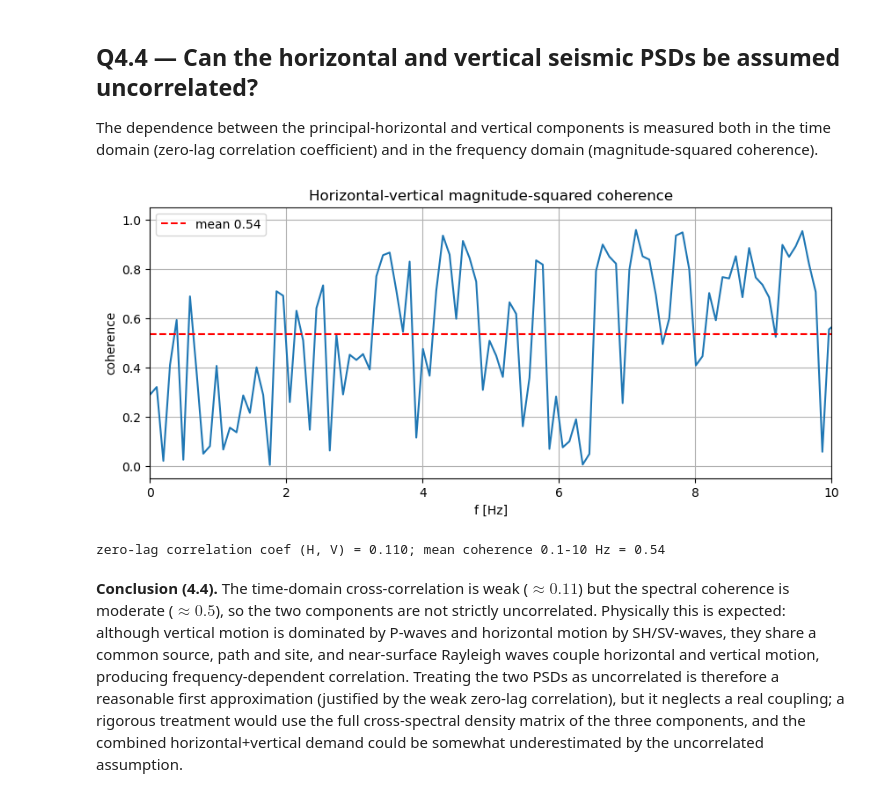
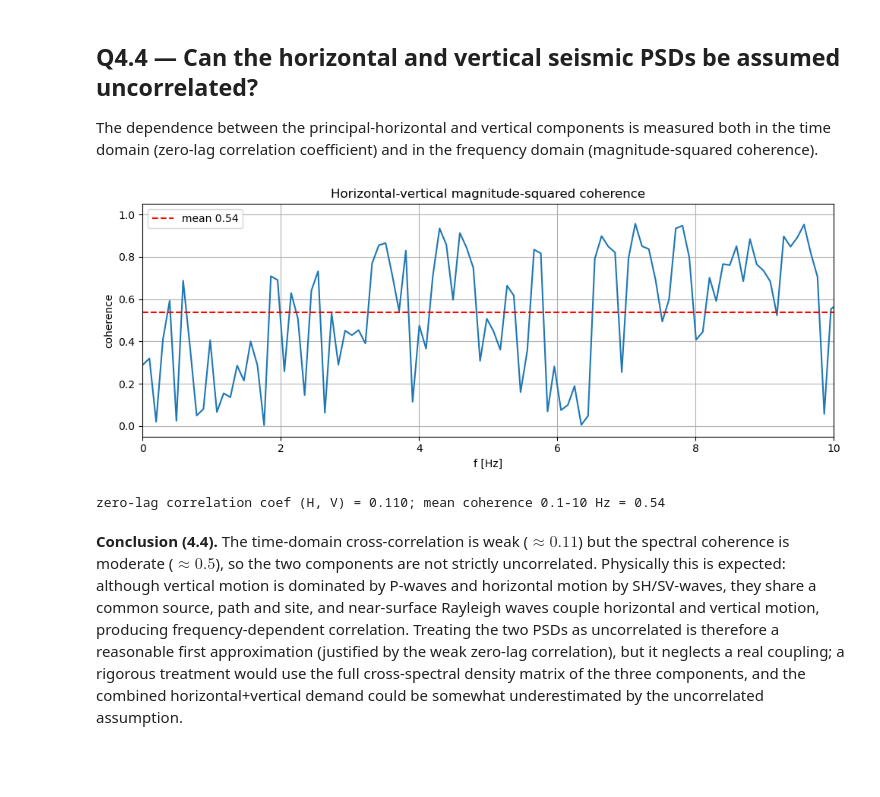
Before and after one commit to josems06-crypto/CIEM5220_Earthquakes, a Jupyter notebook: EQPA_Q4_random_vibrations.ipynb, the cells around one changed output. Drawn from its saved outputs; the diff is of its cells as text; code cells hidden in the pictures; blank space fills up the shorter version.

```diff
--- a/EQPA_Q4_random_vibrations.ipynb
+++ b/EQPA_Q4_random_vibrations.ipynb
@@ -24,10 +24,13 @@ from scipy.fft import rfft, rfftfreq
 from scipy.linalg import eigh
 from scipy.optimize import brentq
 from scipy.stats import norm
+from pathlib import Path
 
 plt.rcParams['figure.figsize'] = (10, 4)
 plt.rcParams['axes.grid'] = True
 g = 9.81
+images = Path('images')
+images.mkdir(exist_ok=True)
 
 # Group parameter digits A..G
 A, B, C, D, E, F, G = 6, 6, 1, 1, 2, 5, 7
@@ -495,17 +507,20 @@ coherence).
 # %%
 rho_hv = np.corrcoef(prin, vert - vert.mean())[0, 1]
 f_coh, coh = coherence(prin, vert - vert.mean(), fs=fs, nperseg=2048)
 band = (f_coh > 0.1) & (f_coh < 10)
 
-plt.figure()
-plt.plot(f_coh, coh)
-plt.axhline(coh[band].mean(), color='r', ls='--', label=f'mean {coh[band].mean():.2f}')
-plt.title('Horizontal-vertical magnitude-squared coherence')
-plt.xlabel('f [Hz]'); plt.ylabel('coherence'); plt.xlim(0, 10); plt.legend(); plt.show()
+fig, ax = plt.subplots(figsize=(10, 4))
+ax.plot(f_coh, coh)
+ax.axhline(coh[band].mean(), color='r', ls='--', label=f'mean {coh[band].mean():.2f}')
+ax.set_title('Horizontal-vertical magnitude-squared coherence')
+ax.set_xlabel('f [Hz]'); ax.set_ylabel('coherence'); ax.set_xlim(0, 10); ax.legend()
+plt.tight_layout()
+fig.savefig(images / 'q4_hv_coherence.png', bbox_inches='tight', dpi=200)
+plt.show()
 print(f"zero-lag correlation coef (H, V) = {rho_hv:.3f}; "
       f"mean coherence 0.1-10 Hz = {coh[band].mean():.2f}")
 # %% [output]
-[figure, old version]
+[figure, new version]
 zero-lag correlation coef (H, V) = 0.110; mean coherence 0.1-10 Hz = 0.54
 # %% [markdown]
 **Conclusion (4.4).** The time-domain cross-correlation is weak ($\approx0.11$) but the spectral
```
Also changed, not shown: parts of 5 cells of this notebook, 13 other files.
